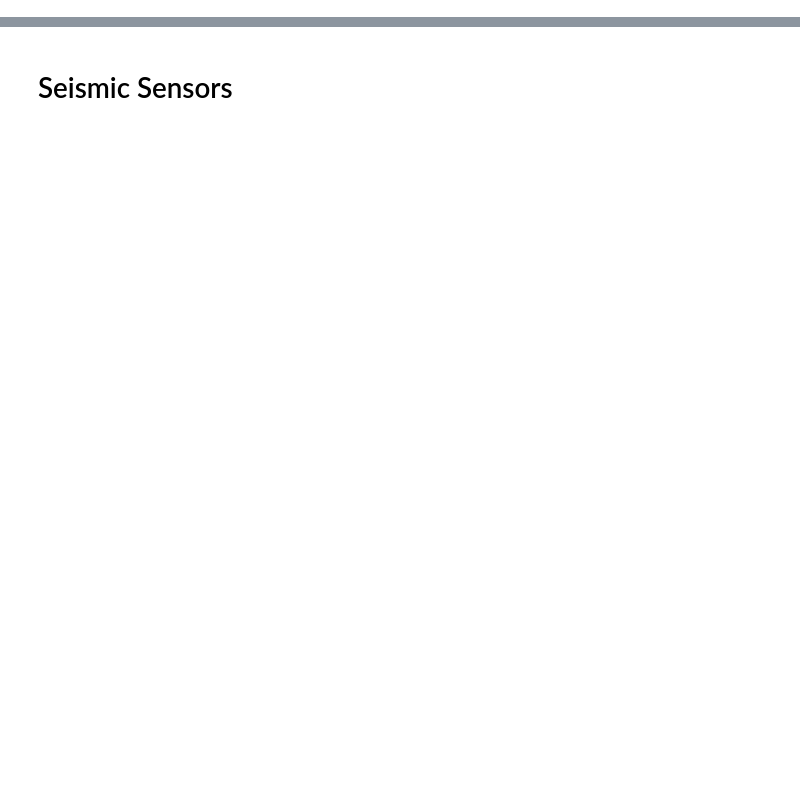
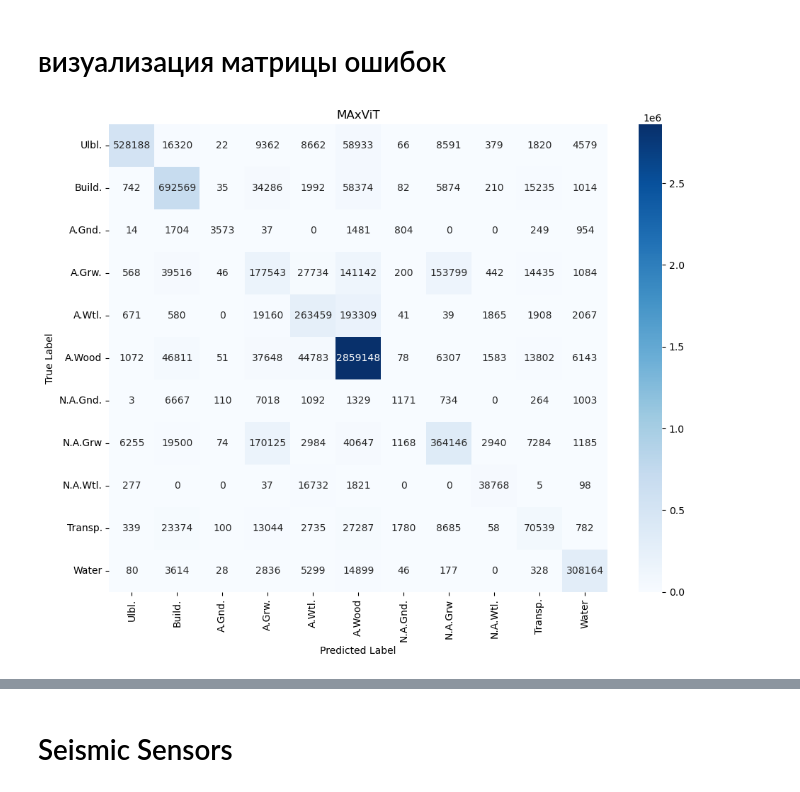
Before and after one commit to cafe1930/MultispectralSegmentation, a Jupyter notebook: vizualization.ipynb, the cells around one changed output, grey strips where cells are left out. Drawn from its saved outputs; the diff is of its cells as text; code cells hidden in the pictures; blank space fills up the shorter version.

```diff
--- a/vizualization.ipynb
+++ b/vizualization.ipynb
@@ -27,0 +61,46 @@ from train_nn import create_model, create_seismic_sensors_dataset, create_hsi_ua
+# %% [markdown]
+# визуализация матрицы ошибок
+# %%
+path_to_confusion = r'z:\mikhail_u\segmentation_results_DATCHIKI\unet_tu-maxvit_tiny_rw_224_2025-10-07T05-07-49\unet_tu-maxvit_tiny_rw_224__b_10m_st_2 2025-10-07T09-12-21\version_0\val_confusion_matrices.csv'
+best_epoch = 172
+model_name = 'MAxViT'
+
+#path_to_confusion = r'z:\mikhail_u\segmentation_results_DATCHIKI\unet_tu-cspdarknet53_2025-10-08T01-25-06\unet_tu-cspdarknet53__b_10m_st_2\version_0\val_confusion_matrices.csv'
+#model_name = 'CSP'
+
+
+#path_to_confusion = r'z:\mikhail_u\segmentation_results_DATCHIKI\unet_efficientnet-b2_2025-10-09T12-31-41\unet_efficientnet-b2__b_10-20m_st_1 2025-10-09T12-31-45\version_0\val_confusion_matrices.csv'
+#model_name = 'EffNet'
+
+
+
+classes = ['Ulbl.', 'Build.', 'A.Gnd.', 'A.Grw.', 'A.Wtl.', 'A.Wood', 'N.A.Gnd.', 'N.A.Grw', 'N.A.Wtl.', 'Transp.', 'Water', ]
+
+df = pd.read_csv(path_to_confusion)
+path_to_metrics = os.path.join(os.path.split(path_to_confusion)[0], 'metrics.csv')
+metrix_df = pd.read_csv(path_to_metrics)
+best_epoch = metrix_df['val_iou_mean'].dropna().argmax()
+conf_df = df[df['epoch']==best_epoch].drop(columns=['epoch'])
+conf_df['classes'] = classes
+
+conf_matrix = conf_df.iloc[:, 1:].values
+
+
+
+conf_df = conf_df.set_index('classes')
+conf_df.columns = classes
+plt.figure(figsize=(10, 8))
+sns.heatmap(conf_df,
+            annot=True,
+            fmt='d',  # 'd' для целых чисел, 'f' для дробных
+            cmap='Blues',
+            xticklabels=True,
+            yticklabels=True)
+
+plt.title(model_name)
+plt.ylabel('True Label')
+plt.xlabel('Predicted Label')
+plt.tight_layout()
+plt.show()
+# %% [output]
+[figure, added]
```
Also changed, not shown: parts of 30 cells of this notebook, 4 other files.
